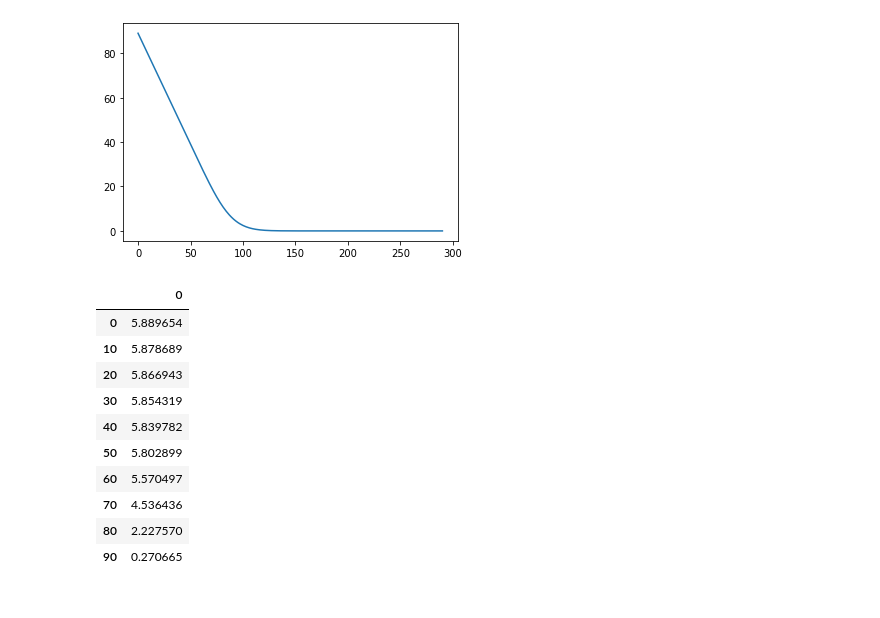
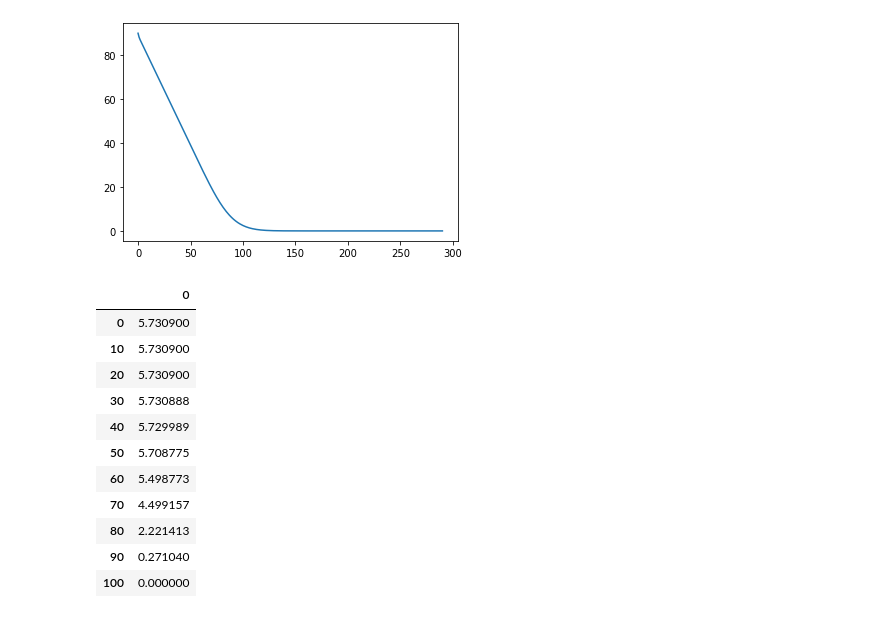
Before and after one commit to akermangeo/NumericalMethods2, a Jupyter notebook: ProjectCode.ipynb, the cells around one changed output. Cells and saved outputs as stored; diff of their text form; code cells hidden in the pictures.

```diff
--- a/ProjectCode.ipynb
+++ b/ProjectCode.ipynb
@@ -385,44 +385,45 @@ put_value_const
 5.73699756130039
 [figure]
 # %%
-B = [0, 10, 20, 30, 40, 50, 60, 70, 80, 90]
+B = [0, 10, 20, 30, 40, 50, 60, 70, 80, 90, 100]
 knock_out_values_local = []
 knock_out_values_const = []
 for b in B:
     x_min = b
-    M = 301-b
+    M = 300-b
     dx = (x_max - x_min)/M
     x = np.linspace(x_min, x_max, M+1)
 
     (A_knock_out_local, B_knock_out_local, C_knock_out_local) = compute_params(tilde_sigma, t, x)
     (L_knock_out_local, a_diag_knock_out_local, b_diag_knock_out_local, c_diag_knock_out_local) = compute_L(A_knock_out_local,B_knock_out_local,C_knock_out_local)
 
     (A_knock_out_const, B_knock_out_const, C_knock_out_const) = compute_params(constant_sigma, t, x)
     (L_knock_out_const, a_diag_knock_out_const, b_diag_knock_out_const, c_diag_knock_out_const) = compute_L(A_knock_out_const, B_knock_out_const, C_knock_out_const)
 
     knock_out_payoff = lambda price_range: np.maximum(k-price_range, 0)
     knock_out_lower_boundary = lambda price, time: 0
     knock_out_upper_boundary = lambda price, time: 0
 
     knock_out_value_local = price_option_implicit_scheme(x, t, a_diag_knock_out_local, b_diag_knock_out_local, c_diag_knock_out_local, knock_out_payoff, knock_out_lower_boundary, knock_out_upper_boundary)
     knock_out_value_const = price_option_implicit_scheme(x, t, a_diag_knock_out_const, b_diag_knock_out_const, c_diag_knock_out_const, knock_out_payoff, knock_out_lower_boundary, knock_out_upper_boundary)
 
 
     knock_out_values_local.append(knock_out_value_local[100-b])
     knock_out_values_const.append(knock_out_value_const[100-b])
 
 knock_out_value_local_df = pd.DataFrame(knock_out_values_local, index=B)
 knock_out_value_const_df = pd.DataFrame(knock_out_values_const, index=B)
 knock_out_value_local_df
 # %% [output]
 |  | 0 |
-| 0 | 5.889654 |
-| 10 | 5.878689 |
-| 20 | 5.866943 |
-| 30 | 5.854319 |
-| 40 | 5.839782 |
-| 50 | 5.802899 |
-| 60 | 5.570497 |
-| 70 | 4.536436 |
-| 80 | 2.227570 |
-| 90 | 0.270665 |
+| 0 | 5.730900 |
+| 10 | 5.730900 |
+| 20 | 5.730900 |
+| 30 | 5.730888 |
+| 40 | 5.729989 |
+| 50 | 5.708775 |
+| 60 | 5.498773 |
+| 70 | 4.499157 |
+| 80 | 2.221413 |
+| 90 | 0.271040 |
+| 100 | 0.000000 |
```
Also changed, not shown: parts of 4 cells of this notebook.
